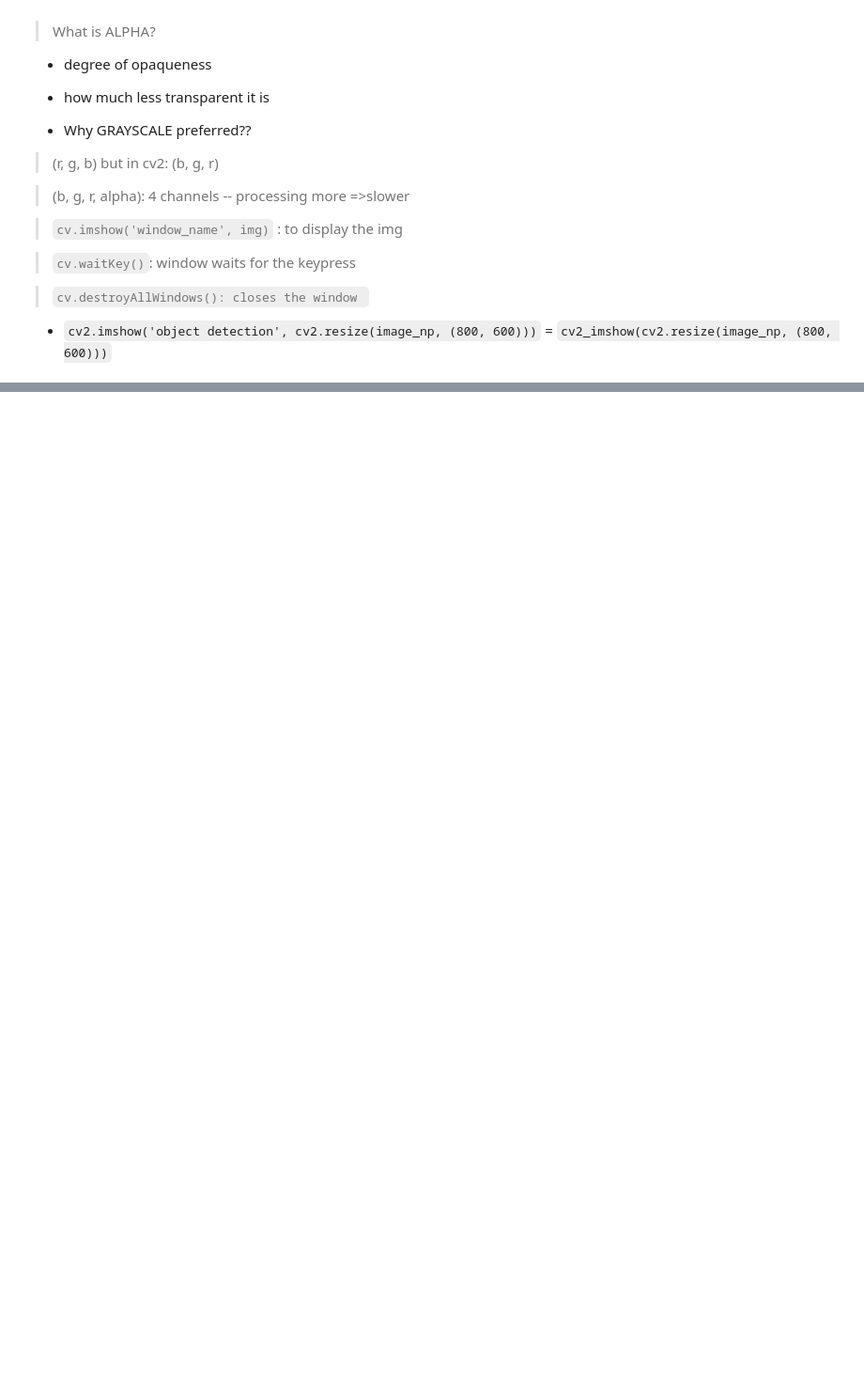
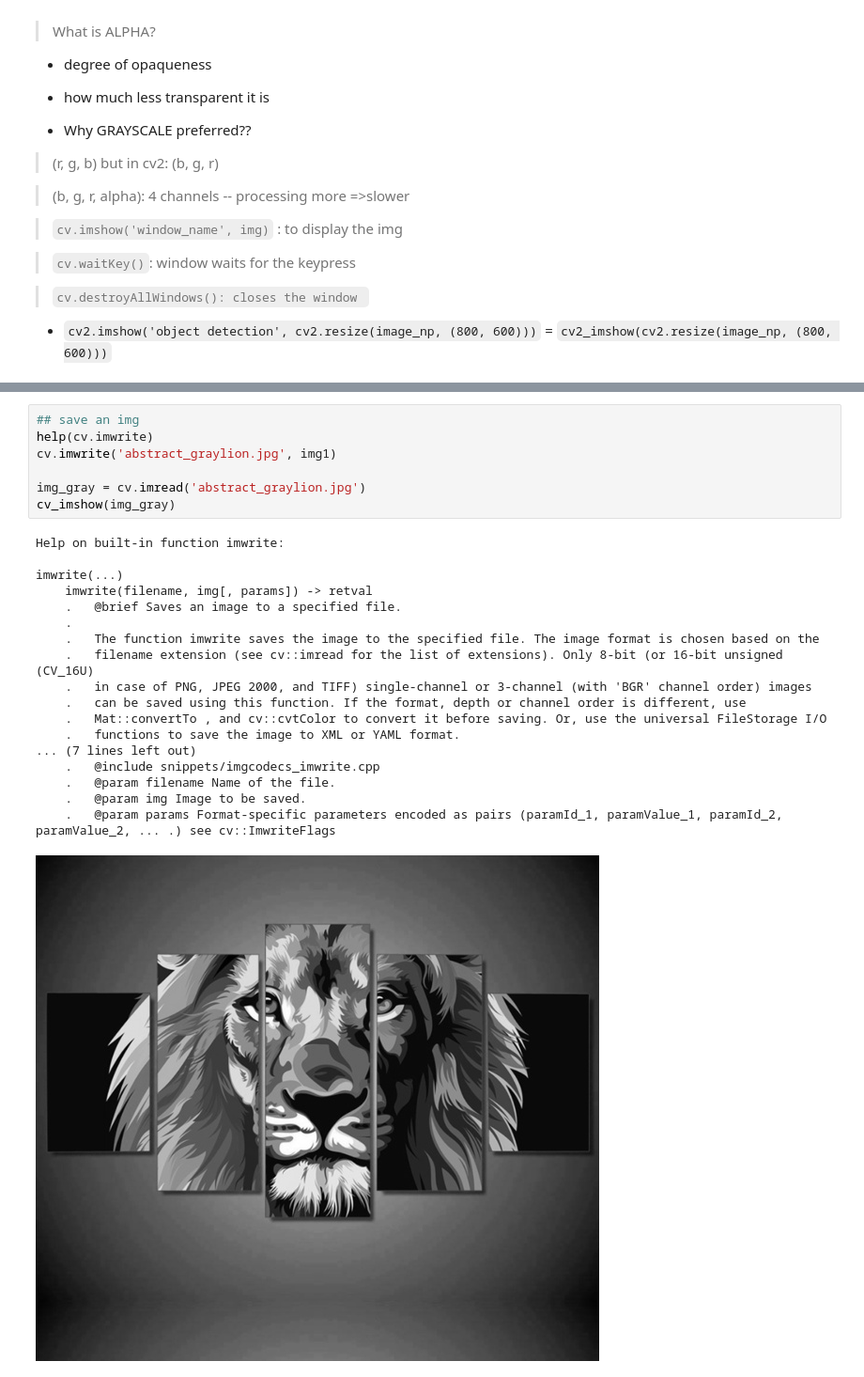
Before and after one commit to kanishk16/First-Step-to-Computer-Vision, a Jupyter notebook: OpenCV_with_Python_01.ipynb, the cells around one changed output, grey strips where cells are left out. Shown: that part at 94% size. Cells and saved outputs as stored; diff of their text form; blank space fills up the shorter version.

```diff
--- a/OpenCV_with_Python_01.ipynb
+++ b/OpenCV_with_Python_01.ipynb
@@ -121,0 +114,26 @@ resize(...)
+# %%
+## save an img
+help(cv.imwrite)
+cv.imwrite('abstract_graylion.jpg', img1)
+
+img_gray = cv.imread('abstract_graylion.jpg')
+cv_imshow(img_gray)
+# %% [output]
+Help on built-in function imwrite:
+
+imwrite(...)
+    imwrite(filename, img[, params]) -> retval
+    .   @brief Saves an image to a specified file.
+    .
+    .   The function imwrite saves the image to the specified file. The image format is chosen based on the
+    .   filename extension (see cv::imread for the list of extensions). Only 8-bit (or 16-bit unsigned (CV_16U)
+    .   in case of PNG, JPEG 2000, and TIFF) single-channel or 3-channel (with 'BGR' channel order) images
+    .   can be saved using this function. If the format, depth or channel order is different, use
+    .   Mat::convertTo , and cv::cvtColor to convert it before saving. Or, use the universal FileStorage I/O
+    .   functions to save the image to XML or YAML format.
+... (7 lines left out)
+    .   @include snippets/imgcodecs_imwrite.cpp
+    .   @param filename Name of the file.
+    .   @param img Image to be saved.
+    .   @param params Format-specific parameters encoded as pairs (paramId_1, paramValue_1, paramId_2, paramValue_2, ... .) see cv::ImwriteFlags
+[figure, added]
```
Also changed, not shown: parts of 3 cells of this notebook.
